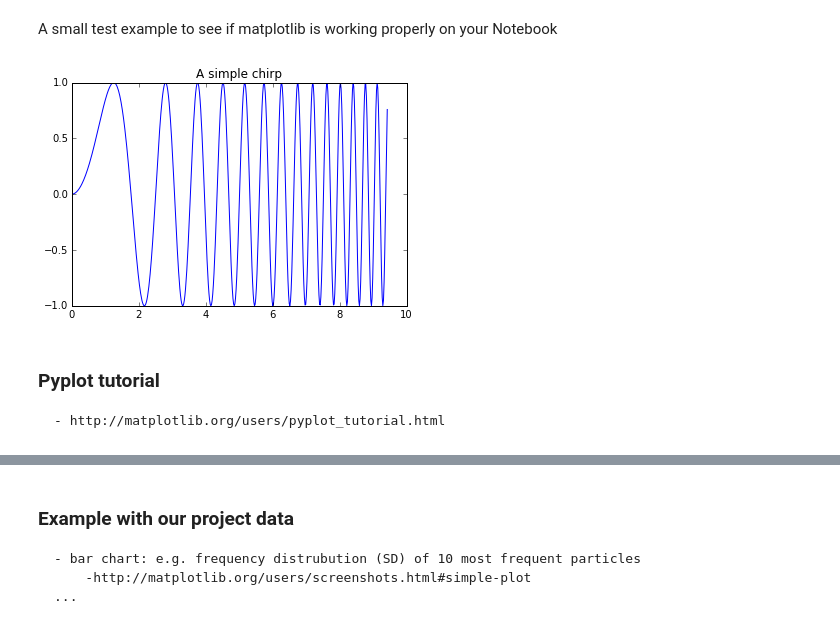
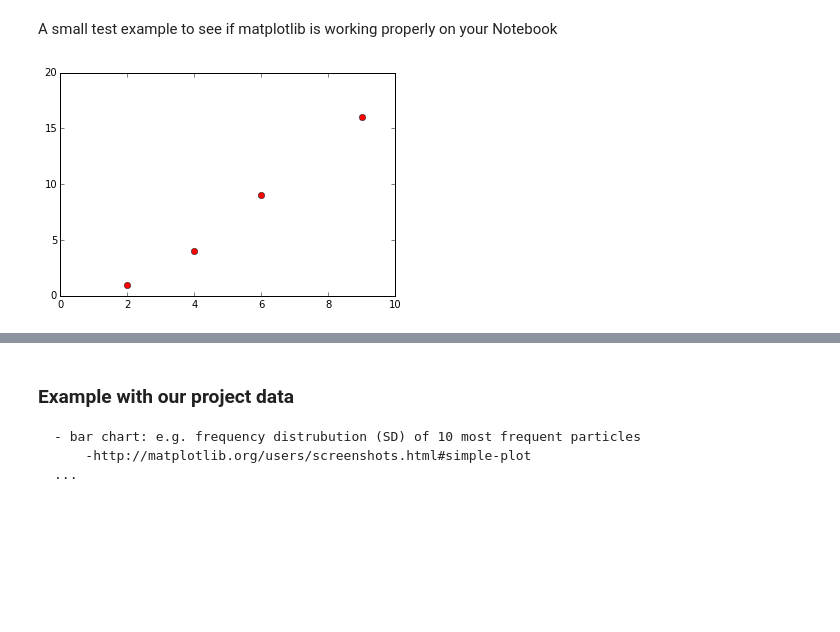
Before and after one commit to KLINGTdotNET/matplotlib-presentation, a Jupyter notebook: matplotlib-presentation.ipynb, the cells around one changed output, grey strips where cells are left out. Saved outputs shown, nothing was run; the diff lists cells and outputs as text; code cells hidden in the pictures; blank space fills up the shorter version.

Commit message:
dded first part of pyplot tutorial

```diff
--- a/matplotlib-presentation.ipynb
+++ b/matplotlib-presentation.ipynb
@@ -36,9 +35,6 @@ import numpy as np
-# %%
-x = np.linspace(0, 3*np.pi, 500)
-plt.plot(x, np.sin(x**2))
-plt.title('A simple chirp');
-# %% [output]
-[figure, removed]
-# %% [markdown]
-### Pyplot tutorial
-    - http://matplotlib.org/users/pyplot_tutorial.html
+# %%
+plt.plot([2,4,6,9],[1,4,9,16], 'ro')
+plt.axis([0, 10, 0, 20])
+plt.show()
+# %% [output]
+[figure, added]
```
Also changed, not shown: parts of 14 cells of this notebook.
